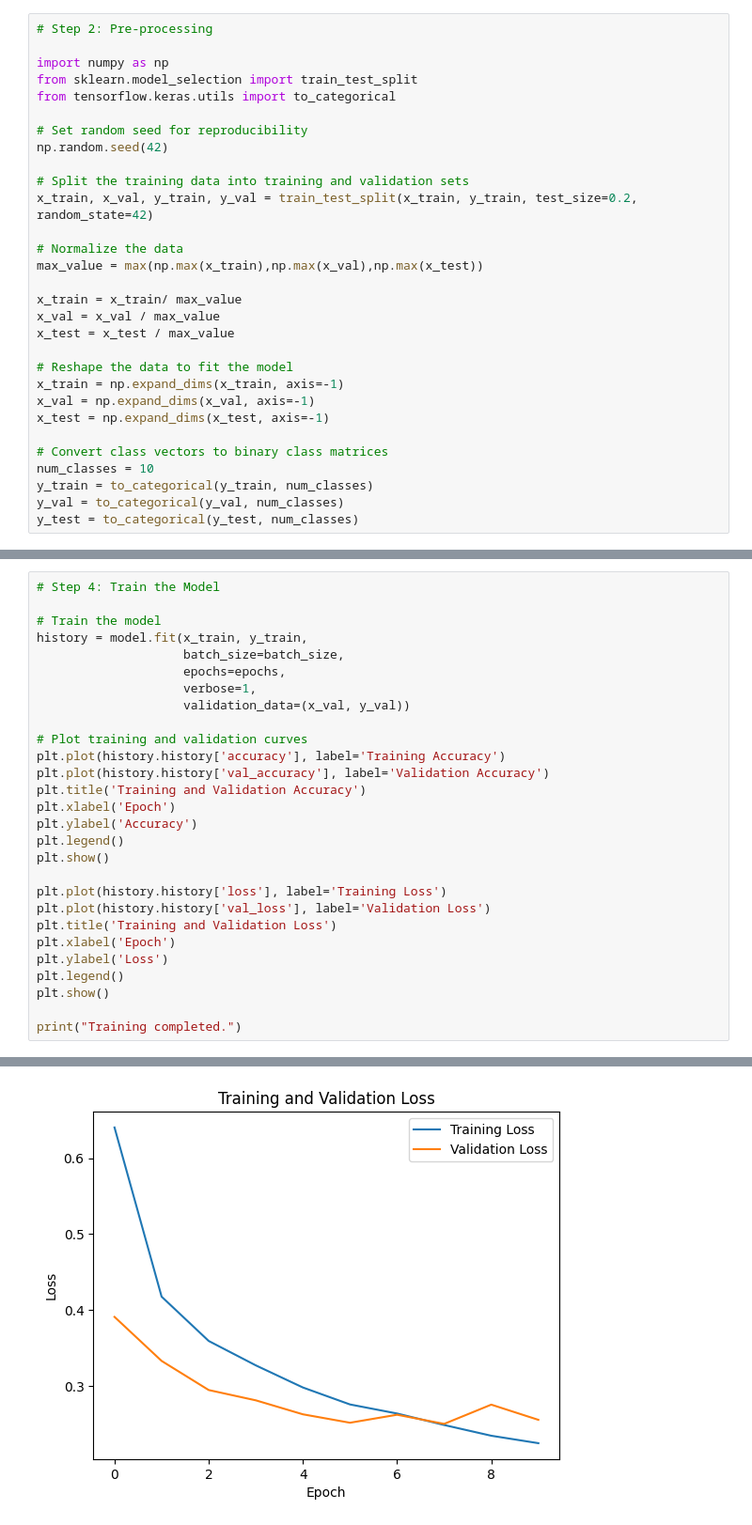
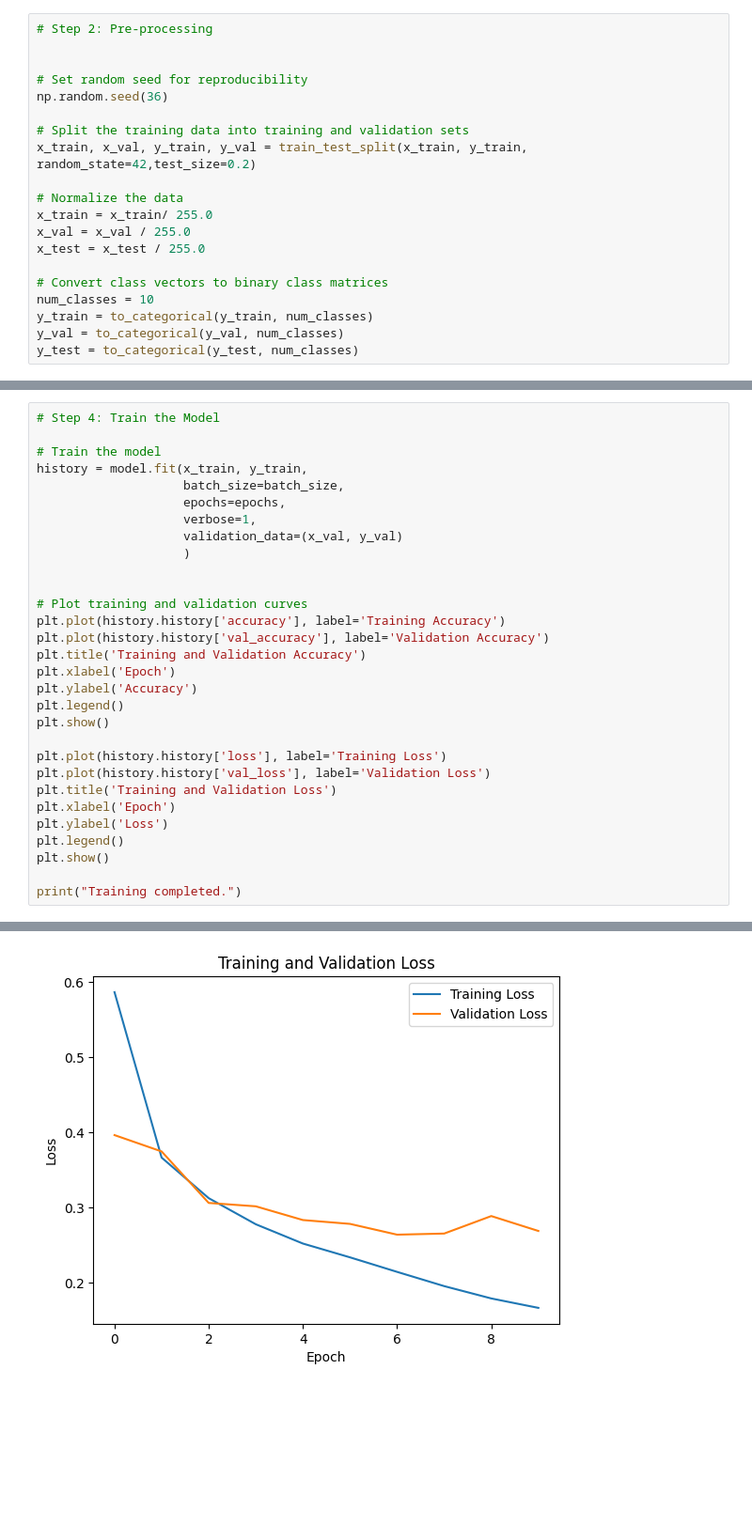
Before and after one commit to Stan-DT/AI-Project-2, a Jupyter notebook: classification.ipynb, the cells around one changed output, grey strips where cells are left out. Shown at 94% size. Drawn from its saved outputs; the diff is of its cells as text; blank space fills up the shorter version.

```diff
--- a/classification.ipynb
+++ b/classification.ipynb
@@ -42,27 +52,17 @@ Test set size: 10000
 # %%
 # Step 2: Pre-processing
 
-import numpy as np
-from sklearn.model_selection import train_test_split
-from tensorflow.keras.utils import to_categorical
 
 # Set random seed for reproducibility
-np.random.seed(42)
+np.random.seed(36)
 
 # Split the training data into training and validation sets
-x_train, x_val, y_train, y_val = train_test_split(x_train, y_train, test_size=0.2, random_state=42)
+x_train, x_val, y_train, y_val = train_test_split(x_train, y_train, random_state=42,test_size=0.2)
 
 # Normalize the data
-max_value = max(np.max(x_train),np.max(x_val),np.max(x_test))
-
-x_train = x_train/ max_value
-x_val = x_val / max_value
-x_test = x_test / max_value
-
-# Reshape the data to fit the model
-x_train = np.expand_dims(x_train, axis=-1)
-x_val = np.expand_dims(x_val, axis=-1)
-x_test = np.expand_dims(x_test, axis=-1)
+x_train = x_train/ 255.0
+x_val = x_val / 255.0
+x_test = x_test / 255.0
 
 # Convert class vectors to binary class matrices
 num_classes = 10
@@ -136,7 +141,9 @@ history = model.fit(x_train, y_train,
                     batch_size=batch_size,
                     epochs=epochs,
                     verbose=1,
-                    validation_data=(x_val, y_val))
+                    validation_data=(x_val, y_val)
+                    )
+
 
 # Plot training and validation curves
 plt.plot(history.history['accuracy'], label='Training Accuracy')
@@ -181,4 +188,4 @@ Epoch 10/10
-[figure, old version]
+[figure, new version]
 Training completed.
 # %%
 # Step 5: Hyperparameter Tuning
```
Also changed, not shown: parts of 7 cells of this notebook, 3 other files.
